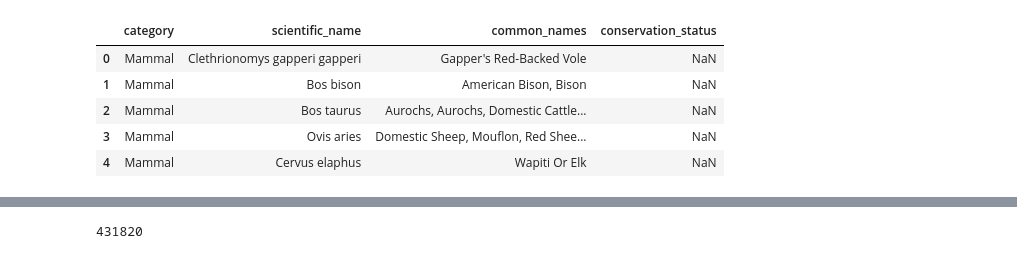
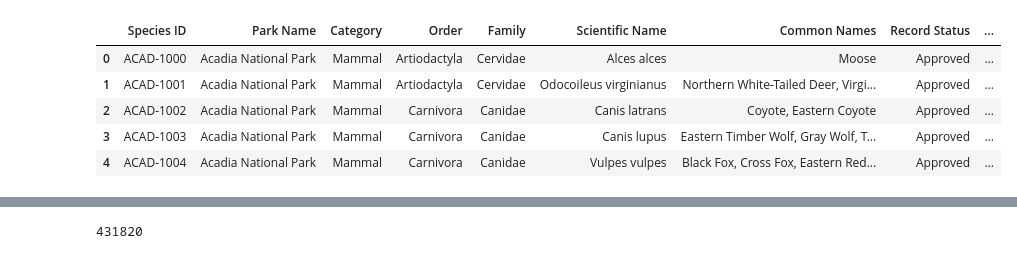
Before and after one commit to Chris-Quan/Biodiversity-in-National-Parks, a Jupyter notebook: main.ipynb, the cells around one changed output, grey strips where cells are left out. Saved outputs shown, nothing was run; the diff lists cells and outputs as text; code cells hidden in the pictures.

```diff
--- a/main.ipynb
+++ b/main.ipynb
@@ -5,13 +5,13 @@ import numpy as np
 from matplotlib import pyplot as plt
 import seaborn as sns
 # %%
-species_df = pd.read_csv('data/species_info.csv')
+species_df = pd.read_csv('data/species.csv')
 species_df.head()
 # %% [output]
-|  | category | scientific_name | common_names | conservation_status |
-| 0 | Mammal | Clethrionomys gapperi gapperi | Gapper's Red-Backed Vole | NaN |
-| 1 | Mammal | Bos bison | American Bison, Bison | NaN |
-| 2 | Mammal | Bos taurus | Aurochs, Aurochs, Domestic Cattle... | NaN |
-| 3 | Mammal | Ovis aries | Domestic Sheep, Mouflon, Red Shee... | NaN |
-| 4 | Mammal | Cervus elaphus | Wapiti Or Elk | NaN |
+|  | Species ID | Park Name | Category | Order | Family | Scientific Name | Common Names | Record Status | ... |
+| 0 | ACAD-1000 | Acadia National Park | Mammal | Artiodactyla | Cervidae | Alces alces | Moose | Approved | ... |
+| 1 | ACAD-1001 | Acadia National Park | Mammal | Artiodactyla | Cervidae | Odocoileus virginianus | Northern White-Tailed Deer, Virgi... | Approved | ... |
+| 2 | ACAD-1002 | Acadia National Park | Mammal | Carnivora | Canidae | Canis latrans | Coyote, Eastern Coyote | Approved | ... |
+| 3 | ACAD-1003 | Acadia National Park | Mammal | Carnivora | Canidae | Canis lupus | Eastern Timber Wolf, Gray Wolf, T... | Approved | ... |
+| 4 | ACAD-1004 | Acadia National Park | Mammal | Carnivora | Canidae | Vulpes vulpes | Black Fox, Cross Fox, Eastern Red... | Approved | ... |
 # %%
```
Also changed, not shown: parts of 2 cells of this notebook, 4 other files.
